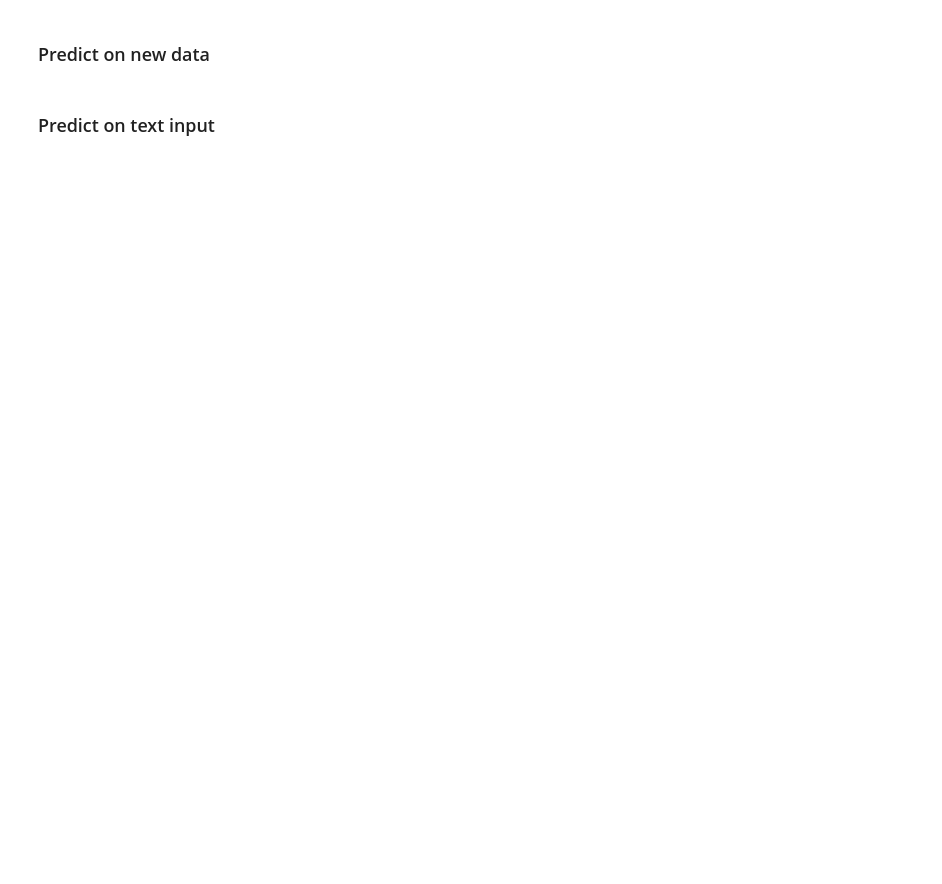
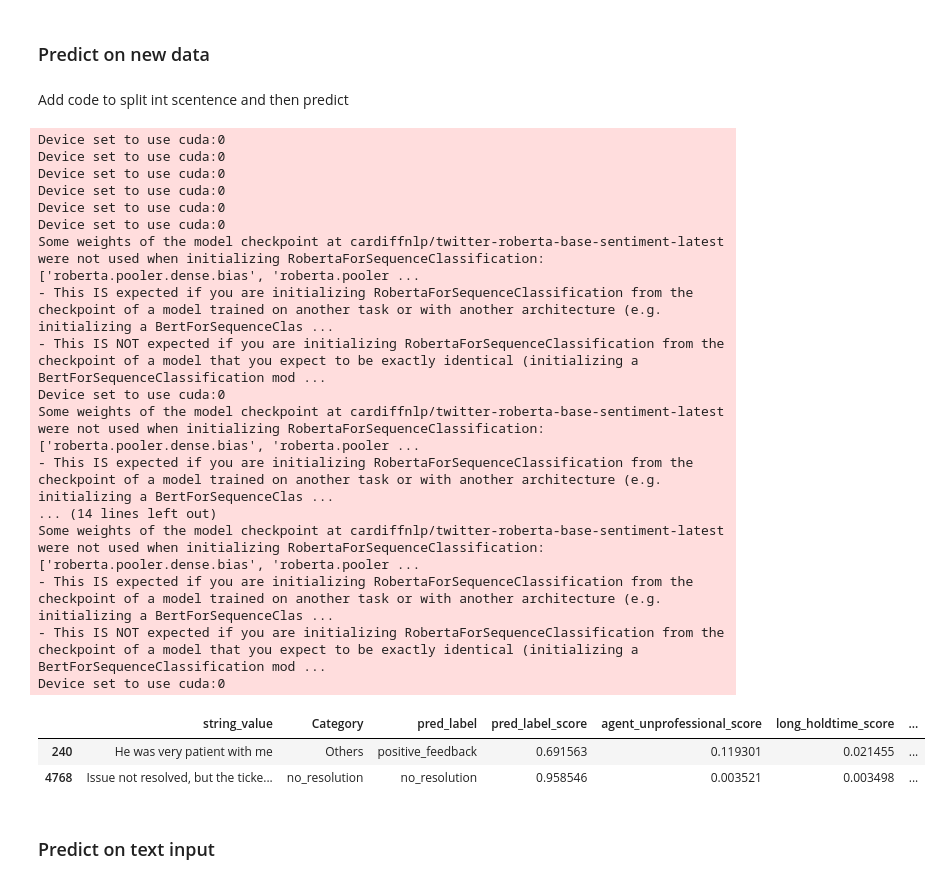
Before and after one commit to AbhiMalappa/NLP, a Jupyter notebook: helpdesk_BERT_predict.ipynb, the cells around one changed output. Cells and saved outputs as stored; diff of their text form; code cells hidden in the pictures; blank space fills up the shorter version.

```diff
--- a/helpdesk_BERT_predict.ipynb
+++ b/helpdesk_BERT_predict.ipynb
@@ -11,10 +17,10 @@ import torch
 # %%
 # funct to get predictions
 model_ckpt = "drive/MyDrive/Colab Notebooks/NLP/trained_model/Finetune_BERT_for_helpdesk_issue_classification"
-model_ckpt = "drive/MyDrive/Colab Notebooks/NLP/trained_model/V2_Finetune_BERT_for_helpdesk_issue_classification_7_class"
+#model_ckpt = "drive/MyDrive/Colab Notebooks/NLP/trained_model/V2_Finetune_BERT_for_helpdesk_issue_classification_7_class"
 
+# prediction for all labels
 def get_pred(text):
-
   device = torch.device("cuda")
 
   #read model
@@ -43,25 +49,88 @@ def get_pred(text):
 
   return result, #probabilities
 
+# prediction return top label
 def pipeline_clf(text):
   device = torch.device("cuda")
   clf = pipeline('text-classification',model = model_ckpt)
   pipeline_clf_label = clf(text)[0]['label']
   pipeline_clf_score = clf(text)[0]['score']
   return pipeline_clf_label, pipeline_clf_score
+
+# get sentiment
+def sentiment(text):
+  sentement_obj = pipeline('text-classification', model = "cardiffnlp/twitter-roberta-base-sentiment-latest")
+  #sentement_obj = pipeline('sentiment-analysis')
+  #emotions
+  #sentement_obj = pipeline(task="text-classification", model="SamLowe/roberta-base-go_emotions", top_k=5)
+
+  sentiment = sentement_obj(text)
+  return sentiment
+
+# pass custom input
+def custom_input(text):
+  pred_confidence = {}
+  sentiment_val = sentiment(text)
+  pred = get_pred(text)[0]
+  classification_list = ['agent_unprofessional','long_holdtime','multiple_contacts_made','no_resolution','service_portal', 'Others']
+
+  for keys in pred:
+    if keys in classification_list and pred[keys] > 0.2:
+      pred_confidence[keys] = pred[keys]
+
+  if len(pred_confidence) == 0:
+    pred_confidence['Others'] = 0.3
+
+  if sentiment_val[0]['score'] > 0.6:
+    pred_confidence[sentiment_val[0]['label'] ] = sentiment_val[0]['score']
+
+  return pred_confidence, pred
 # %% [markdown]
 ### Predict on new data
+# %% [markdown]
+Add code to split int scentence and then predict
 # %%
 import pandas as pd
 import numpy as np
 df = pd.read_csv('drive/MyDrive/Colab Notebooks/training_text_calssifiaction.csv')
 df = df.sample(3)
 
 # call prediction
 df['pred_label'] = df['string_value'].apply(lambda x: pipeline_clf(x)[0])
 df['pred_label_score'] = df['string_value'].apply(lambda x: pipeline_clf(x)[1])
+df['pred_label'] = np.where(df['pred_label_score'] < 0.6, 'Others', df['pred_label'])
+
+df['agent_unprofessional_score'] = df['string_value'].apply(lambda x: get_pred(x)[0]['agent_unprofessional'])
+df['long_holdtime_score'] = df['string_value'].apply(lambda x: get_pred(x)[0]['long_holdtime'])
+df['multiple_contacts_made_score'] = df['string_value'].apply(lambda x: get_pred(x)[0]['multiple_contacts_made'])
+df['no_resolution_score'] = df['string_value'].apply(lambda x: get_pred(x)[0]['no_resolution'])
+df['service_portal_score'] = df['string_value'].apply(lambda x: get_pred(x)[0]['service_portal'])
 df['pred_val_all_class'] = df['string_value'].apply(lambda x: get_pred(x))
 
+df['sentiment_label'] = df['string_value'].apply(lambda x: sentiment(x)[0]['label'])
+df['sentiment_score'] = df['string_value'].apply(lambda x: sentiment(x)[0]['score'])
+
 df.head(2)
+# %% [output]
+Device set to use cuda:0
+Device set to use cuda:0
+Device set to use cuda:0
+Device set to use cuda:0
+Device set to use cuda:0
+Device set to use cuda:0
+Some weights of the model checkpoint at cardiffnlp/twitter-roberta-base-sentiment-latest were not used when initializing RobertaForSequenceClassification: ['roberta.pooler.dense.bias', 'roberta.pooler ...
+- This IS expected if you are initializing RobertaForSequenceClassification from the checkpoint of a model trained on another task or with another architecture (e.g. initializing a BertForSequenceClas ...
+- This IS NOT expected if you are initializing RobertaForSequenceClassification from the checkpoint of a model that you expect to be exactly identical (initializing a BertForSequenceClassification mod ...
+Device set to use cuda:0
+Some weights of the model checkpoint at cardiffnlp/twitter-roberta-base-sentiment-latest were not used when initializing RobertaForSequenceClassification: ['roberta.pooler.dense.bias', 'roberta.pooler ...
+- This IS expected if you are initializing RobertaForSequenceClassification from the checkpoint of a model trained on another task or with another architecture (e.g. initializing a BertForSequenceClas ...
+... (14 lines left out)
+Some weights of the model checkpoint at cardiffnlp/twitter-roberta-base-sentiment-latest were not used when initializing RobertaForSequenceClassification: ['roberta.pooler.dense.bias', 'roberta.pooler ...
+- This IS expected if you are initializing RobertaForSequenceClassification from the checkpoint of a model trained on another task or with another architecture (e.g. initializing a BertForSequenceClas ...
+- This IS NOT expected if you are initializing RobertaForSequenceClassification from the checkpoint of a model that you expect to be exactly identical (initializing a BertForSequenceClassification mod ...
+Device set to use cuda:0
+|  | string_value | Category | pred_label | pred_label_score | agent_unprofessional_score | long_holdtime_score | ... |
+| 240 | He was very patient with me | Others | positive_feedback | 0.691563 | 0.119301 | 0.021455 | ... |
+| 4768 | Issue not resolved, but the ticke... | no_resolution | no_resolution | 0.958546 | 0.003521 | 0.003498 | ... |
 # %% [markdown]
 ### Predict on text input
```
Also changed, not shown: parts of 13 cells of this notebook.
